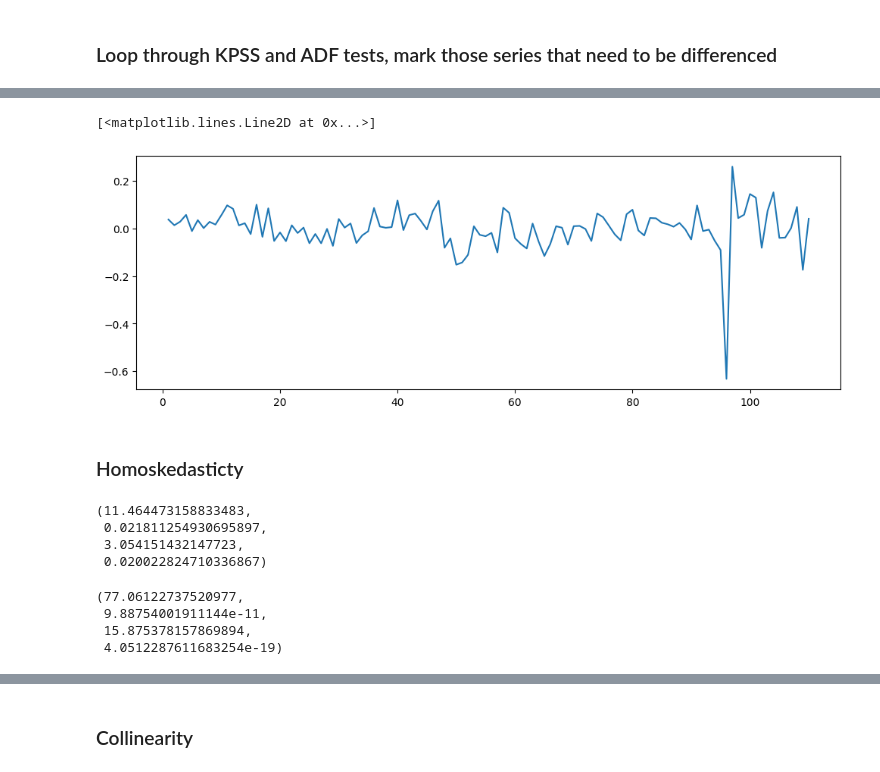
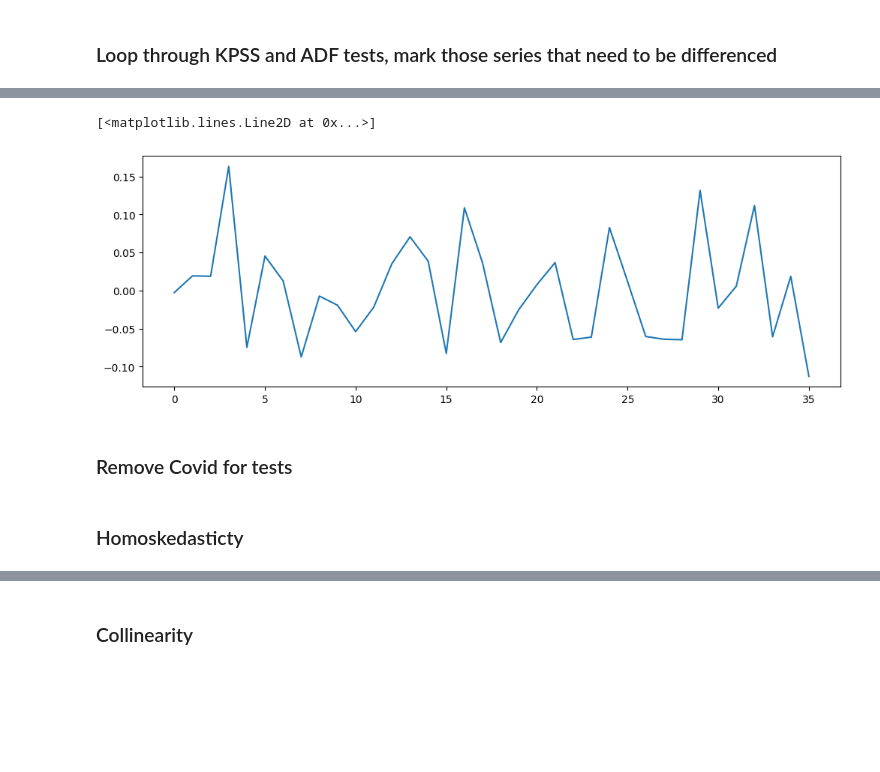
Before and after one commit to powell001/NowCast_Data_v2, a Jupyter notebook: src/a06_forecastQuarterlyData_withQuarterlyData_Lasso.ipynb, the cells around one changed output, grey strips where cells are left out. Drawn from its saved outputs; the diff is of its cells as text; code cells hidden in the pictures; blank space fills up the shorter version.

```diff
--- a/src/a06_forecastQuarterlyData_withQuarterlyData_Lasso.ipynb
+++ b/src/a06_forecastQuarterlyData_withQuarterlyData_Lasso.ipynb
@@ -252,5 +349,3 @@ scaled_features_df['Germany_GDP'].plot()
-# %%
-timeseries = scaled_features_df['gov_consumption_deseasonalized']
 # %%
 
 # adf test, if critical value is greater than test statistic, then the series is not stationary
@@ -343,10 +449,10 @@ replace in original data frame
 # %%
 
-def differenceData(originalData, mydiff=1):
+def differenceData(originalData, STORE_FOR_TESTS, mydiff=1):
 
     ## which features are not stationary
     # function from above
-    stat1 = stationdarydf(originalData)
+    stat1, _ = stationdarydf(originalData, STORE_FOR_TESTS, form, save=False)
     # collect
     stat2 = stat1[stat1['Stationary'].str.contains('NotStationary')]
     notstationary = stat2['Feature'].tolist()
@@ -360,11 +466,12 @@ def differenceData(originalData, mydiff=1):
 
     # rename columns
     for col in notstationary:
-        stationarydf_diff.rename(columns={col: col + "_diff"}, inplace=True)
-
+        STORE_FOR_TESTS.loc[col, "Difference_Data"] = "True"
 
     scaled_features_df_diff = stationarydf_diff.copy()
 
-    return scaled_features_df_diff
+    return scaled_features_df_diff, STORE_FOR_TESTS
 
-scaled_features_df_diff = differenceData(scaled_features_df, mydiff=1)
+scaled_features_df_diff, STORE_FOR_TESTS = differenceData(scaled_features_df, STORE_FOR_TESTS, mydiff=1)
+
+print(scaled_features_df_diff.shape)
@@ -455,0 +516,14 @@ stationdarydf(df_lag_diff_diff, save = 'False')
+# %%
+df = scaled_features_df_diff.copy()
+number_lags = 1
+
+for lag in range(1, number_lags+1):
+    for col in df.columns:
+        df[col + '_lag_' + str(lag)] = df[col].shift(lag)
+
+selectThese = [col for col in df.columns if '_lag_' in col]
+df_lag = df[selectThese]
+
+scaled_features_df_diff_lag = scaled_features_df_diff.merge(df_lag, left_index=True, right_index=True)
+
+print(scaled_features_df_diff_lag.shape)
@@ -488,17 +605,25 @@ df_lag_diff_diff.to_csv("tmp.csv")
 # %%
-reg1 = df_lag_diff_diff[['gdp_total_diff', 'change_supply_deseasonalized_lag_1_diff', 'Italy_GDP_lag_1_diff', 'Germany_GDP_lag_1_diff', 'Spain_GDP_lag_1_diff']]
+reg1 = scaled_features_df_diff_lag[['gdp_total', 'gov_consumption_lag_1', 'investments_lag_1', 'change_supply_deseasonalized_lag_1', 'Loonkosten_7_lag_1']]
+reg1.to_csv("tmp.csv")
+#reg1 = scaled_features_df_diff_lag[['random_0_lag_1', 'random_1_lag_1']]
 reg1.dropna(inplace=True)
 
 import statsmodels.api as sm
 
-X = reg1.iloc[0:110, 1:]
+test_train_split = 116
+
+X = reg1.iloc[0:test_train_split, 1:]
 X = sm.add_constant(X)
 
-y_true = reg1.iloc[0:110:, 0]
+y_true = reg1.iloc[0:test_train_split:, 0]
 
 model = sm.OLS(y_true,X)
 results = model.fit()
 print(results.summary())
+
+
+print(scaled_features_df_diff_lag.shape)
+scaled_features_df_diff_lag
 # %% [output]
                             OLS Regression Results
 ==============================================================================
@@ -559,5 +673,7 @@ dtype: float64
 # %%
-plt.plot(np.arange(1,(len(results.resid)+1)), results.resid)
+plt.plot(np.arange(0,(len(results.resid))), results.resid)
 # %% [output]
 [<matplotlib.lines.Line2D at 0x...>]
-[figure, old version]
+[figure, new version]
+# %% [markdown]
+### Remove Covid for tests
@@ -564,17 +682,2 @@ plt.plot(np.arange(1,(len(results.resid)+1)), results.resid)
 # %% [markdown]
 ### Homoskedasticty
-# %%
-sm.stats.diagnostic.het_breuschpagan(results.resid, X)
-# %% [output]
-(11.464473158833483,
- 0.021811254930695897,
- 3.054151432147723,
- 0.020022824710336867)
-# %%
-
-sm.stats.diagnostic.het_white(results.resid, X)
-# %% [output]
-(77.06122737520977,
- 9.88754001911144e-11,
- 15.875378157869894,
- 4.0512287611683254e-19)
```
Also changed, not shown: parts of 57 cells of this notebook.
